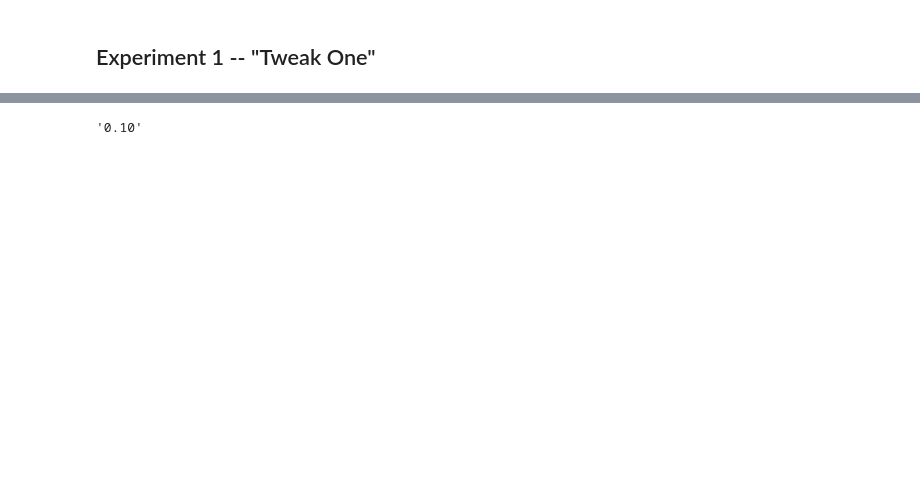
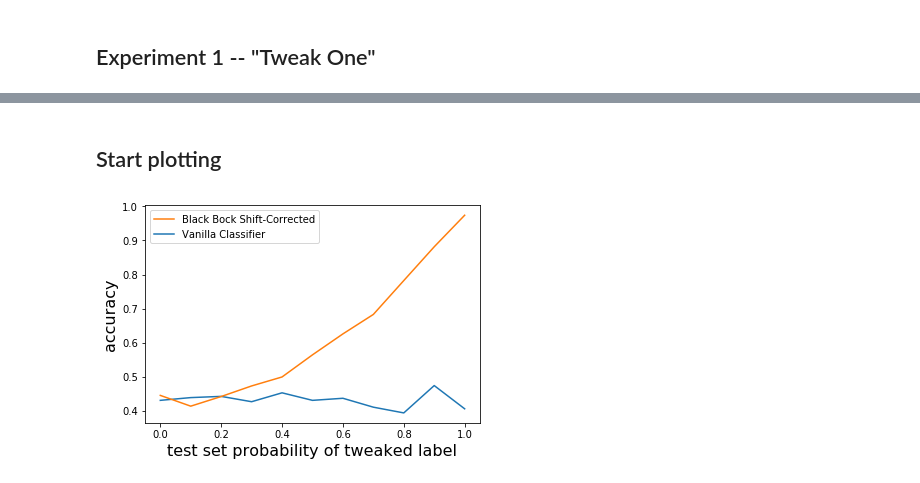
Before and after one commit to zackchase/label_shift, a Jupyter notebook: tweak_one_label_shift_experiment.ipynb, the cells around one changed output, grey strips where cells are left out. Cells and saved outputs as stored; diff of their text form; code cells hidden in the pictures; blank space fills up the shorter version.

Commit message:
adding the latest from experiments

```diff
--- a/tweak_one_label_shift_experiment.ipynb
+++ b/tweak_one_label_shift_experiment.ipynb
@@ -34,7 +34,7 @@ for knockout_label in range(10):
     for p in np.arange(0,1.1, .1):
 
         counter += 1
-        print("Experiment:, ", counter, "p =", p, "knockout_label =", label)
+        print("Experiment: ", counter, "p =", p, "knockout_label =", knockout_label)
         p_Q = np.full(num_labels, (1.-p)/(num_labels-1))
         p_Q[knockout_label] = p
 
@@ -46,6 +46,7 @@ for knockout_label in range(10):
         # NN config
         num_hidden = 256
         epochs = 10
+        batch_size = 1024
 
         #########################################
         #  Invoke experiment code
@@ -56,7 +57,8 @@ for knockout_label in range(10):
                              num_val_samples=num_val_samples,
                              num_test_samples=num_test_samples,
                              num_hidden=num_hidden,
-                             epochs=epochs)
+                             epochs=epochs,
+                             batch_size=batch_size)
 
         print(results)
         shortname = str(p) + "_" + str(knockout_label)
@@ -86,4 +87,14 @@ NameError: name 'knockoutlabel' is not defined
-# %%
-with open f
-# %% [output]
-'0.10'
+# %% [markdown]
+## Start plotting
+# %%
+# with open("correction_results/test.pkl", "rb") as f:
+#     a = pickle.load(f)
+
+label_p_unweighted = np.zeros((10,11))
+label_p_weighted = np.zeros((10,11))
+
+for knockout_label in range(10):
+    for i, p in enumerate(np.arange(0,1.1, .1)):
+        shortname = str(p) + "_" + str(knockout_label)
+        label_p_unweighted[knockout_label, i] = results_dict[shortname]["acc_unweighted"]
+        label_p_weighted[knockout_label, i] = results_dict[shortname]["acc_weighted"]
@@ -89,0 +114,12 @@ with open f
+# %%
+vanilla = plt.plot(np.arange(0,1.1, .1), label_p_unweighted.mean(axis=0), label='Vanilla Classifier' )
+bbls = plt.plot(np.arange(0,1.1, .1), label_p_weighted.mean(axis=0), label='Black Bock Shift-Corrected')
+plt.xlabel("test set probability of tweaked label", fontsize=16)
+plt.ylabel("accuracy", fontsize=16)
+
+plt.legend(handles=[bbls[0], vanilla[0]])
+
+
+plt.savefig("tweak-one.png", bbox_inches='tight')
+# %% [output]
+[figure, added]
```
Also changed, not shown: parts of 3 cells of this notebook, 3 other files.
